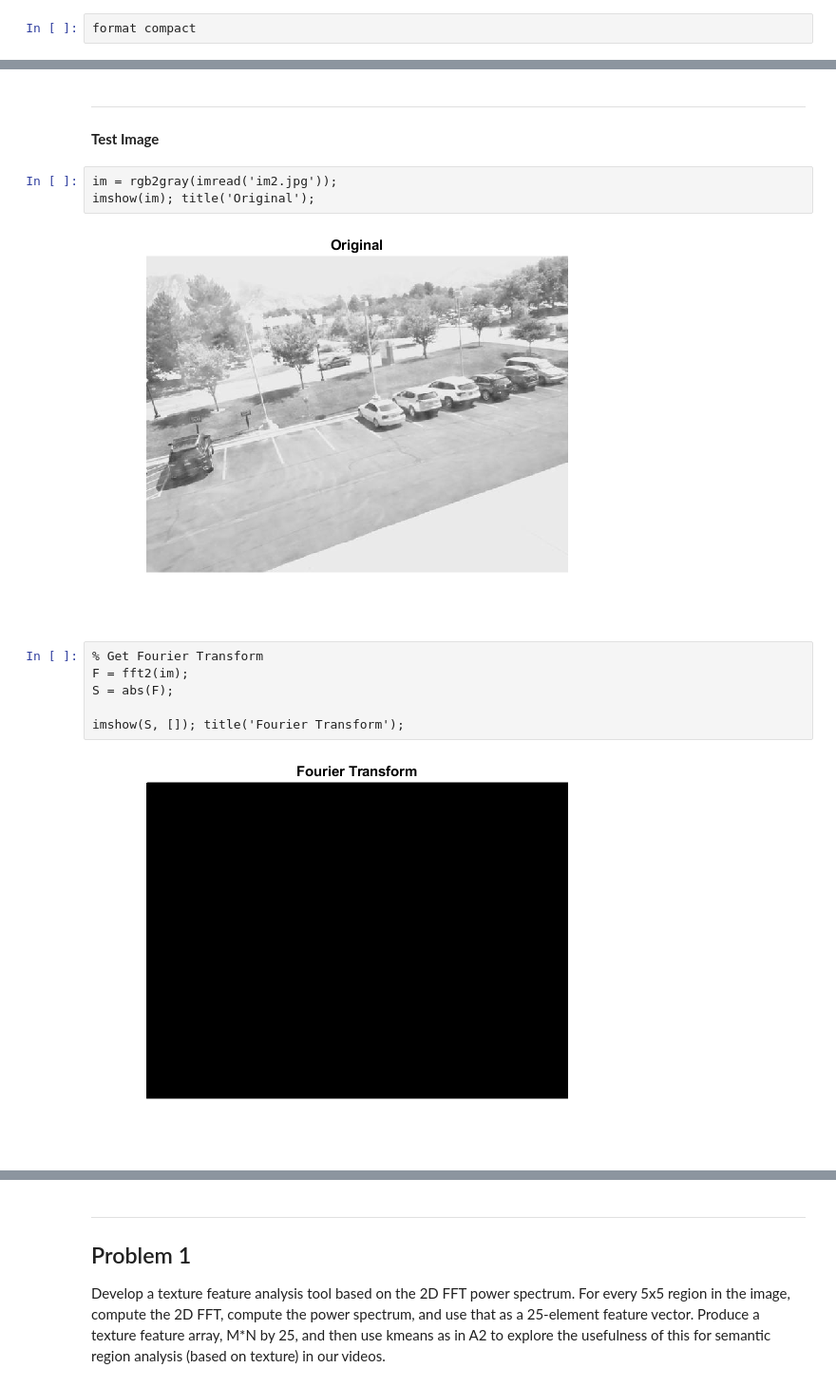
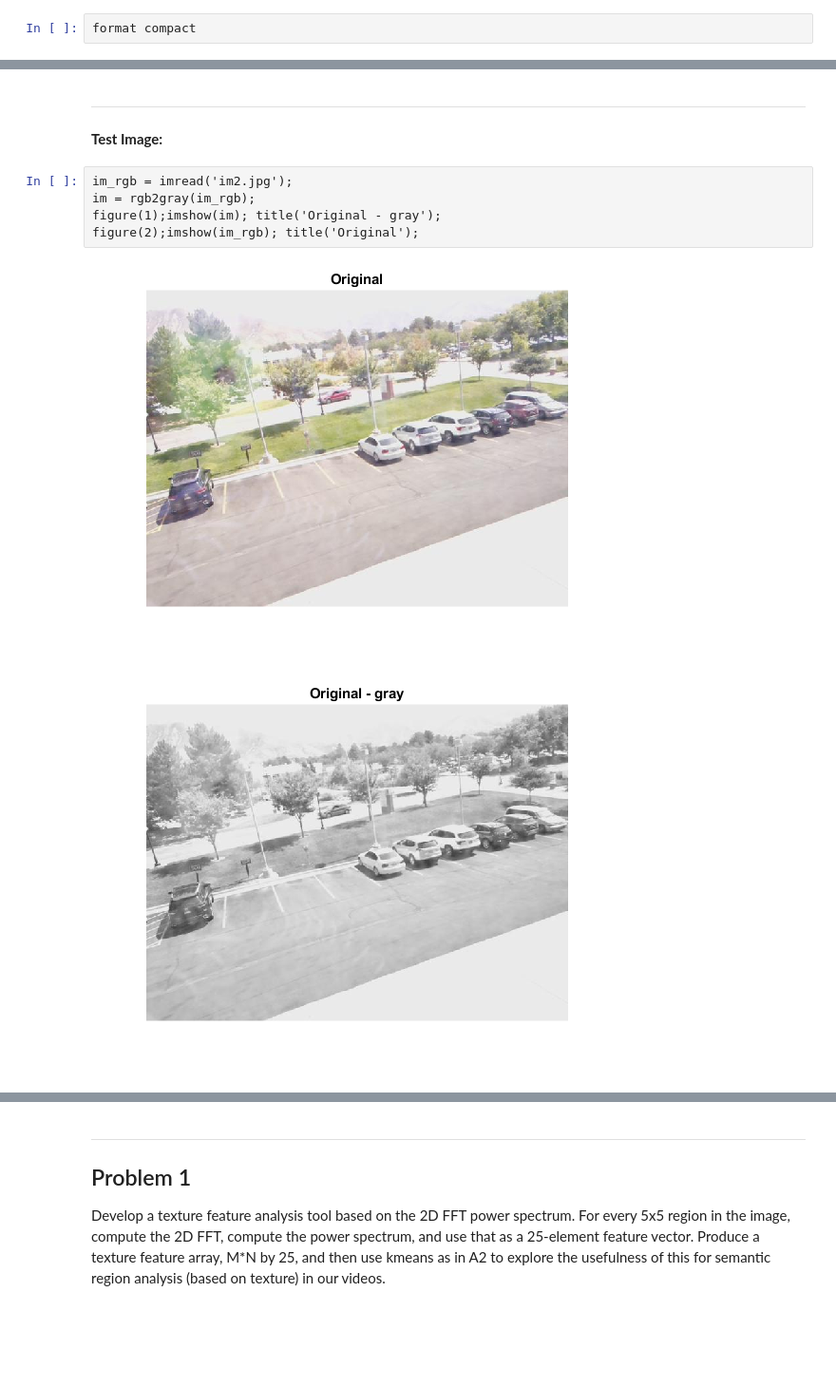
Before and after one commit to c-park/CS_6640, a Jupyter notebook: A3/A3_testing.ipynb, the cells around one changed output, grey strips where cells are left out. Shown: that part at 95% size. Drawn from its saved outputs; the diff is of its cells as text; blank space fills up the shorter version.

```diff
--- a/A3/A3_testing.ipynb
+++ b/A3/A3_testing.ipynb
@@ -13,17 +27,11 @@ format compact
 # %% [markdown]
 ---
+**Test Image:**
-# %% [markdown]
-**Test Image**
 # %%
-im = rgb2gray(imread('im2.jpg'));
-imshow(im); title('Original');
+im_rgb = imread('im2.jpg');
+im = rgb2gray(im_rgb);
+figure(1);imshow(im); title('Original - gray');
+figure(2);imshow(im_rgb); title('Original');
 # %% [output]
-[figure, old version]
+[figure, new version]
+[figure, added]
-# %%
-% Get Fourier Transform
-F = fft2(im);
-S = abs(F);
-
-imshow(S, []); title('Fourier Transform');
-# %% [output]
-[figure, removed]
```
Also changed, not shown: parts of 77 cells of this notebook, 6 other files.
